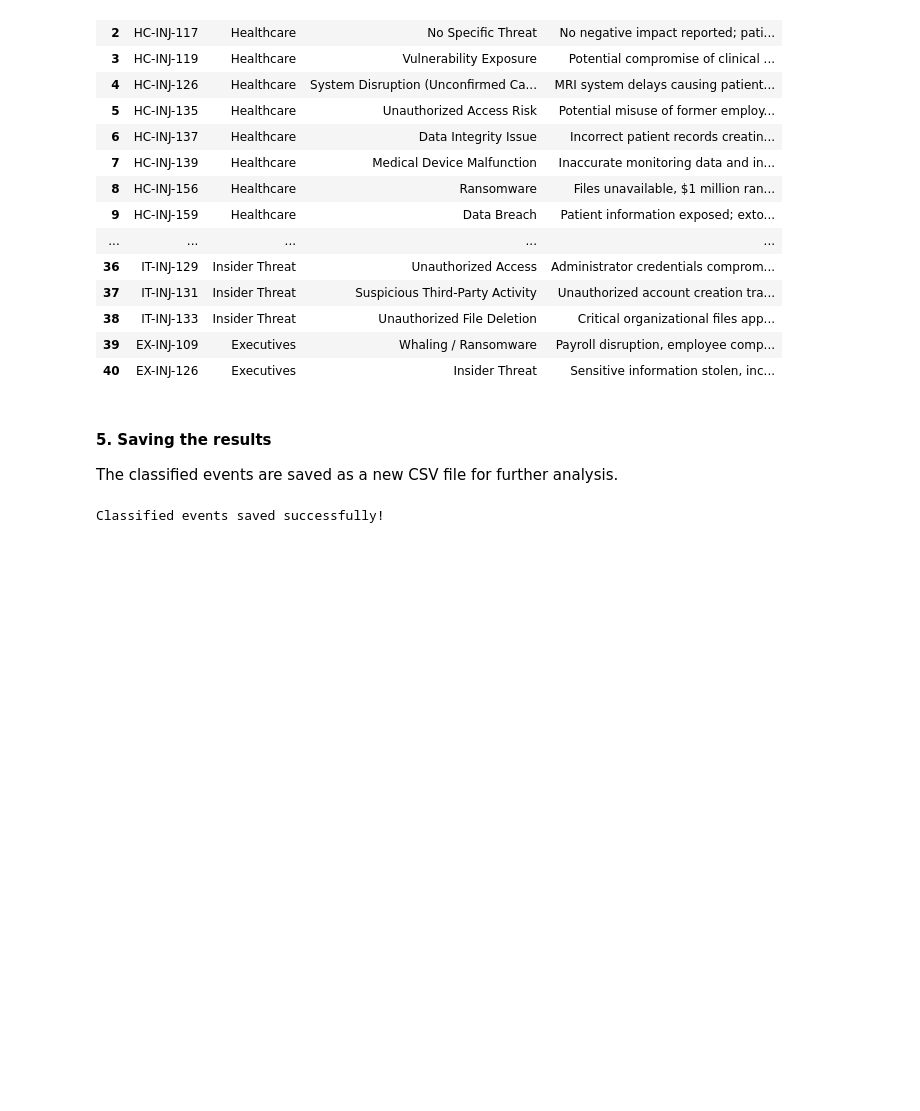
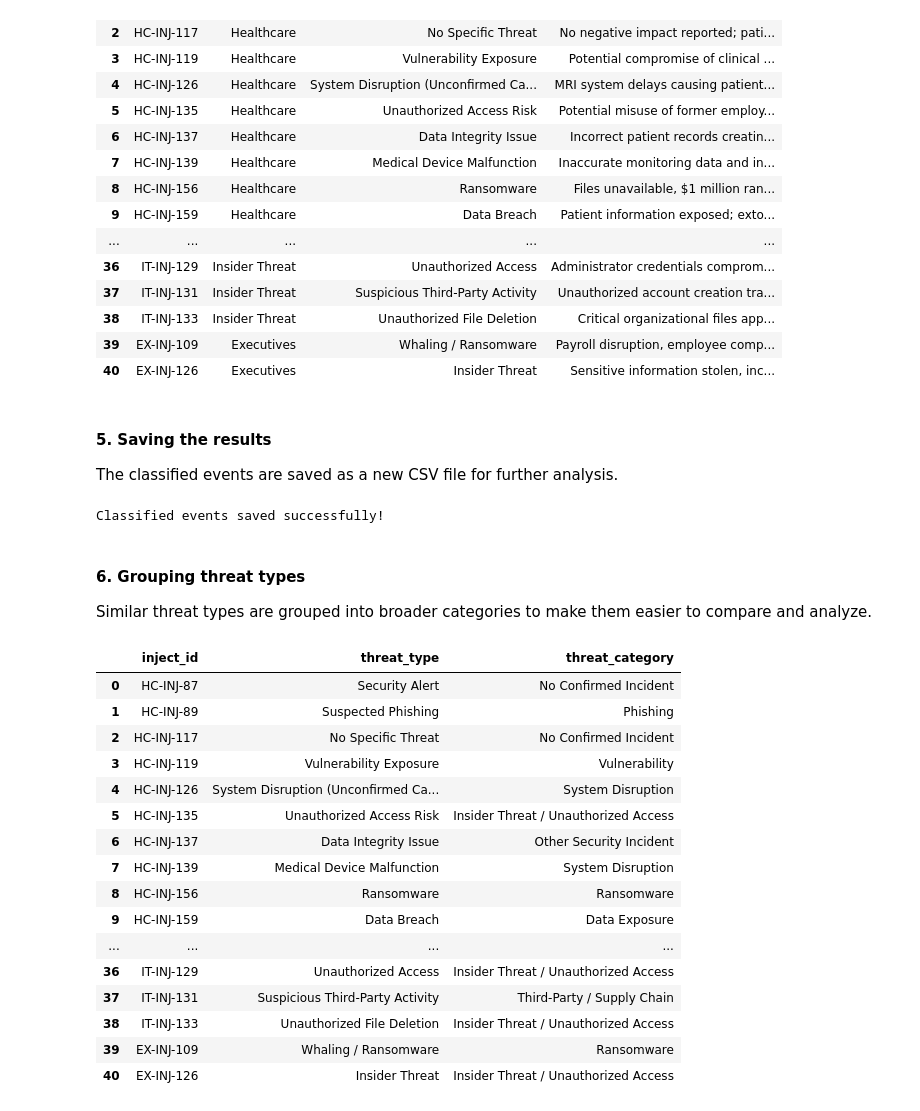
Before and after one commit to Mastercoder-1000/Data-Strategy-amp-Modelling-for-a-Strategic-Cybersecurity-Decision-Making-Exercise-Platform-, a Jupyter notebook: notebooks/cisa_analysis.ipynb, the cells around one changed output. Drawn from its saved outputs; the diff is of its cells as text; code cells hidden in the pictures; blank space fills up the shorter version.

```diff
--- a/cisa_analysis.ipynb
+++ b/notebooks/cisa_analysis.ipynb
@@ -311,3 +311,65 @@ df_labeled.to_csv(
 print("Classified events saved successfully!")
 # %% [output]
 Classified events saved successfully!
+# %% [markdown]
+#### 6. Grouping threat types
+Similar threat types are grouped into broader categories to make them easier to compare and analyze.
+# %%
+threat_groups = {
+    "Ransomware": "Ransomware",
+    "Whaling / Ransomware": "Ransomware",
+
+    "Suspected Phishing": "Phishing",
+
+    "Insider Threat": "Insider Threat / Unauthorized Access",
+    "Potential Insider Threat": "Insider Threat / Unauthorized Access",
+    "Unauthorized Access": "Insider Threat / Unauthorized Access",
+    "Unauthorized Access Risk": "Insider Threat / Unauthorized Access",
+    "Unauthorized File Modification": "Insider Threat / Unauthorized Access",
+    "Unauthorized File Deletion": "Insider Threat / Unauthorized Access",
+
+    "Supply Chain Compromise": "Third-Party / Supply Chain",
+    "Third-Party Data Breach": "Third-Party / Supply Chain",
+    "Suspicious Third-Party Activity": "Third-Party / Supply Chain",
+
+    "Data Breach": "Data Exposure",
+    "Accidental Data Disclosure": "Data Exposure",
+    "Suspected Data Exfiltration": "Data Exposure",
+
+    "Vulnerability Exposure": "Vulnerability",
+
+    "System Disruption (Unconfirmed Cause)": "System Disruption",
+    "Medical Device Malfunction": "System Disruption",
+
+    "Data Integrity Issue": "Other Security Incident",
+    "Device Theft": "Other Security Incident",
+    "Suspicious Network Activity": "Other Security Incident",
+
+    "Security Alert": "No Confirmed Incident",
+    "No Specific Threat": "No Confirmed Incident",
+    "No Specific Cyber Threat": "No Confirmed Incident"
+}
+
+df_labeled["threat_category"] = df_labeled["threat_type"].map(threat_groups)
+
+assert df_labeled["threat_category"].notna().all()
+
+display(df_labeled[["inject_id", "threat_type", "threat_category"]])
+# %% [output]
+|  | inject_id | threat_type | threat_category |
+| 0 | HC-INJ-87 | Security Alert | No Confirmed Incident |
+| 1 | HC-INJ-89 | Suspected Phishing | Phishing |
+| 2 | HC-INJ-117 | No Specific Threat | No Confirmed Incident |
+| 3 | HC-INJ-119 | Vulnerability Exposure | Vulnerability |
+| 4 | HC-INJ-126 | System Disruption (Unconfirmed Ca... | System Disruption |
+| 5 | HC-INJ-135 | Unauthorized Access Risk | Insider Threat / Unauthorized Access |
+| 6 | HC-INJ-137 | Data Integrity Issue | Other Security Incident |
+| 7 | HC-INJ-139 | Medical Device Malfunction | System Disruption |
+| 8 | HC-INJ-156 | Ransomware | Ransomware |
+| 9 | HC-INJ-159 | Data Breach | Data Exposure |
+| ... | ... | ... | ... |
+| 36 | IT-INJ-129 | Unauthorized Access | Insider Threat / Unauthorized Access |
+| 37 | IT-INJ-131 | Suspicious Third-Party Activity | Third-Party / Supply Chain |
+| 38 | IT-INJ-133 | Unauthorized File Deletion | Insider Threat / Unauthorized Access |
+| 39 | EX-INJ-109 | Whaling / Ransomware | Ransomware |
+| 40 | EX-INJ-126 | Insider Threat | Insider Threat / Unauthorized Access |
```
Also changed, not shown: parts of 2 cells of this notebook, 2 other files.
